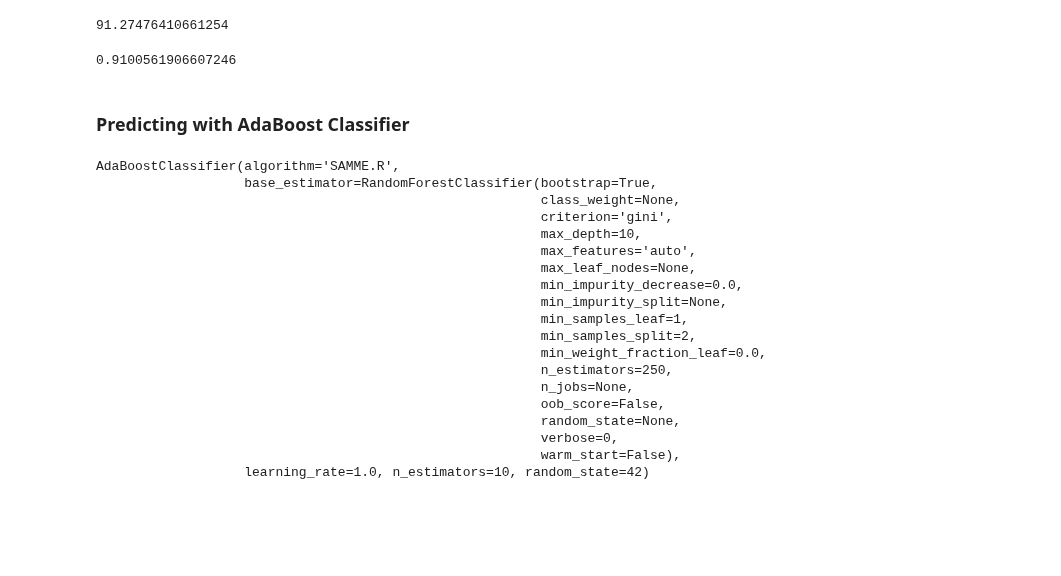
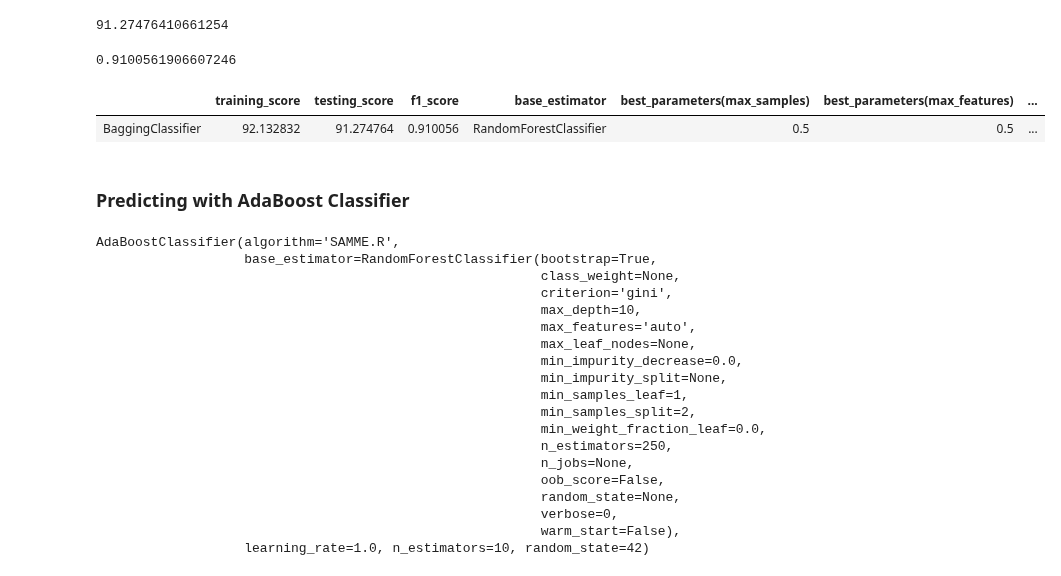
Before and after one commit to amitborkar98/Starbucks-capstone, a Jupyter notebook: Starbucks_Capstone_notebook.ipynb, the cells around one changed output. Saved outputs shown, nothing was run; the diff lists cells and outputs as text; code cells hidden in the pictures; blank space fills up the shorter version.

Commit message:
Created csv files for best parameters and accuracy score of models

```diff
--- a/Starbucks_Capstone_notebook.ipynb
+++ b/Starbucks_Capstone_notebook.ipynb
@@ -1584,6 +1596,7 @@ BaggingClassifier(base_estimator=RandomForestClassifier(bootstrap=True,
                   warm_start=False)
 # %%
 train_predict = bg.predict(X_train)
-accuracy_score(train_predict, y_train) * 100
+bc_train_score = accuracy_score(train_predict, y_train) * 100
+bc_train_score
 # %% [output]
 92.1328320802005
@@ -1592,9 +1603,25 @@ f1_score(train_predict, y_test)
 # %%
 test_predict = bg.predict(X_test)
-accuracy_score(test_predict, y_test) * 100
+bc_test_score = accuracy_score(test_predict, y_test) * 100
+bc_test_score
 # %% [output]
 91.27476410661254
 # %%
-f1_score(test_predict, y_test)
+bc_f1_score = f1_score(test_predict, y_test)
+bc_f1_score
 # %% [output]
 0.9100561906607246
+# %%
+d = { 'training_score': bc_train_score,
+     'testing_score': bc_test_score,
+     'f1_score': bc_f1_score,
+     'base_estimator': 'RandomForestClassifier' ,
+     'best_parameters(max_samples)': 0.5 ,
+     'best_parameters(max_features)': 0.5 ,
+     'best_parameters(random_state)': 42 ,
+     'best_parameters(n_estimators)': 100 }
+BaggingClassifier_df =  pd.DataFrame(data = d, index= ['BaggingClassifier'])
+BaggingClassifier_df
+# %% [output]
+|  | training_score | testing_score | f1_score | base_estimator | best_parameters(max_samples) | best_parameters(max_features) | ... |
+| BaggingClassifier | 92.132832 | 91.274764 | 0.910056 | RandomForestClassifier | 0.5 | 0.5 | ... |
```
Also changed, not shown: parts of 17 cells of this notebook, 3 other files.
